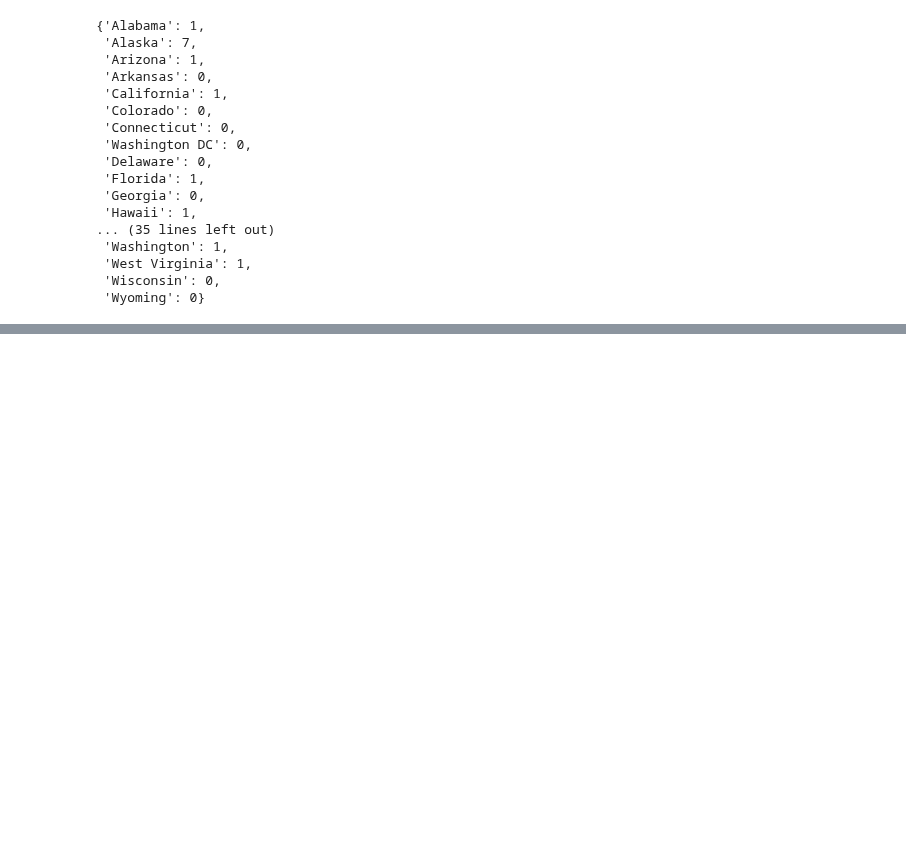
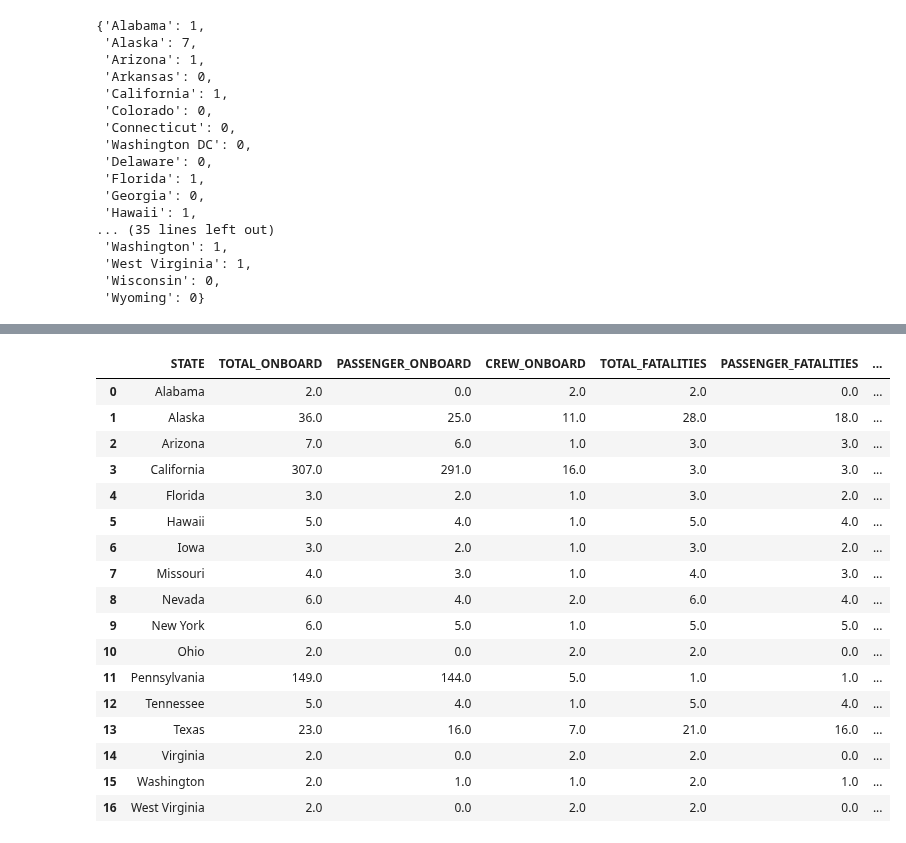
Before and after one commit to MZt92-ui/Project-1-Group-3, a Jupyter notebook: plane crash.ipynb, the cells around one changed output, grey strips where cells are left out. Drawn from its saved outputs; the diff is of its cells as text; code cells hidden in the pictures; blank space fills up the shorter version.

Commit message:
csv and merged data for state info
csv created for fatalities

```diff
--- a/plane crash.ipynb
+++ b/plane crash.ipynb
@@ -567,8 +586,23 @@ state_crash_dictionary
  'Wisconsin': 0,
  'Wyoming': 0}
 # %%
-# -----------------How do I count the number of deaths in each state?
+# -----------------How do I count the number of deaths in each state---------------------------------
+
 # Check total fatalities in each of these crashes_per_state using non_military_2010['TOTAL_FATALITIES']
+# Useing lowercase so that nothing is missed when I run through the states for each location
+#  example str.lower().str.contains('iowa')
 
-non_military_2010['LOCATION']
+
+location_dict ={"LOCATION":[], "STATE": []}
+for state,crashes in state_crash_dictionary.items():
+
+    for location in non_military_2010["LOCATION"].unique():
+        if state.lower() in location.lower():
+            location_dict["LOCATION"].append(location)
+            location_dict["STATE"].append(state)
+print(location_dict)
+
+len(location_dict)
+
+location_map = pd.DataFrame(location_dict)
 # %% [output]
@@ -590,0 +630,37 @@ Name: LOCATION, Length: 202, dtype: object
+# %%
+location_condition = non_military_2010["LOCATION"].isin(location_map["LOCATION"].unique())
+
+# non_military_2010.loc[location_condition]
+# non_military_2010.loc[location_condition].count()
+
+# area_death = non_military_2010.loc[location_condition].groupby("LOCATION").sum().reset_index()
+
+
+merged = non_military_2010.loc[location_condition].merge(location_map, on = "LOCATION", how = "left")
+merged.groupby("STATE").sum().reset_index()
+# merged.to_csv("merged_us_accidents.csv")
+
+merged2 = location_map.merge(non_military_2010.loc[location_condition], how ="left", on = "LOCATION")
+total_fatalities = merged2.groupby("STATE").sum().reset_index()
+
+# total_fatalities.to_csv("total_fatalities.csv")
+total_fatalities
+# %% [output]
+|  | STATE | TOTAL_ONBOARD | PASSENGER_ONBOARD | CREW_ONBOARD | TOTAL_FATALITIES | PASSENGER_FATALITIES | ... |
+| 0 | Alabama | 2.0 | 0.0 | 2.0 | 2.0 | 0.0 | ... |
+| 1 | Alaska | 36.0 | 25.0 | 11.0 | 28.0 | 18.0 | ... |
+| 2 | Arizona | 7.0 | 6.0 | 1.0 | 3.0 | 3.0 | ... |
+| 3 | California | 307.0 | 291.0 | 16.0 | 3.0 | 3.0 | ... |
+| 4 | Florida | 3.0 | 2.0 | 1.0 | 3.0 | 2.0 | ... |
+| 5 | Hawaii | 5.0 | 4.0 | 1.0 | 5.0 | 4.0 | ... |
+| 6 | Iowa | 3.0 | 2.0 | 1.0 | 3.0 | 2.0 | ... |
+| 7 | Missouri | 4.0 | 3.0 | 1.0 | 4.0 | 3.0 | ... |
+| 8 | Nevada | 6.0 | 4.0 | 2.0 | 6.0 | 4.0 | ... |
+| 9 | New York | 6.0 | 5.0 | 1.0 | 5.0 | 5.0 | ... |
+| 10 | Ohio | 2.0 | 0.0 | 2.0 | 2.0 | 0.0 | ... |
+| 11 | Pennsylvania | 149.0 | 144.0 | 5.0 | 1.0 | 1.0 | ... |
+| 12 | Tennessee | 5.0 | 4.0 | 1.0 | 5.0 | 4.0 | ... |
+| 13 | Texas | 23.0 | 16.0 | 7.0 | 21.0 | 16.0 | ... |
+| 14 | Virginia | 2.0 | 0.0 | 2.0 | 2.0 | 0.0 | ... |
+| 15 | Washington | 2.0 | 1.0 | 1.0 | 2.0 | 1.0 | ... |
+| 16 | West Virginia | 2.0 | 0.0 | 2.0 | 2.0 | 0.0 | ... |
```
Also changed, not shown: parts of 5 cells of this notebook, 2 other files.
